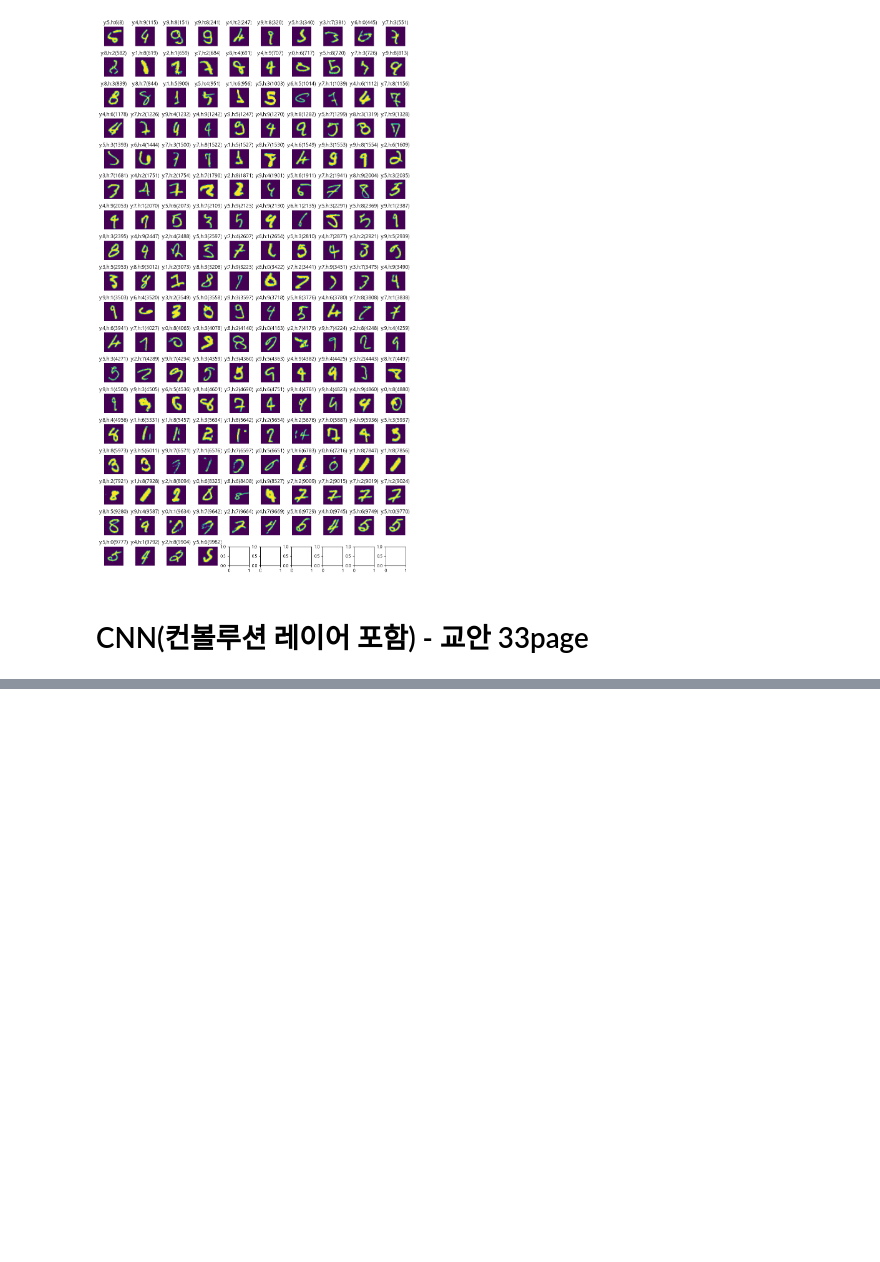
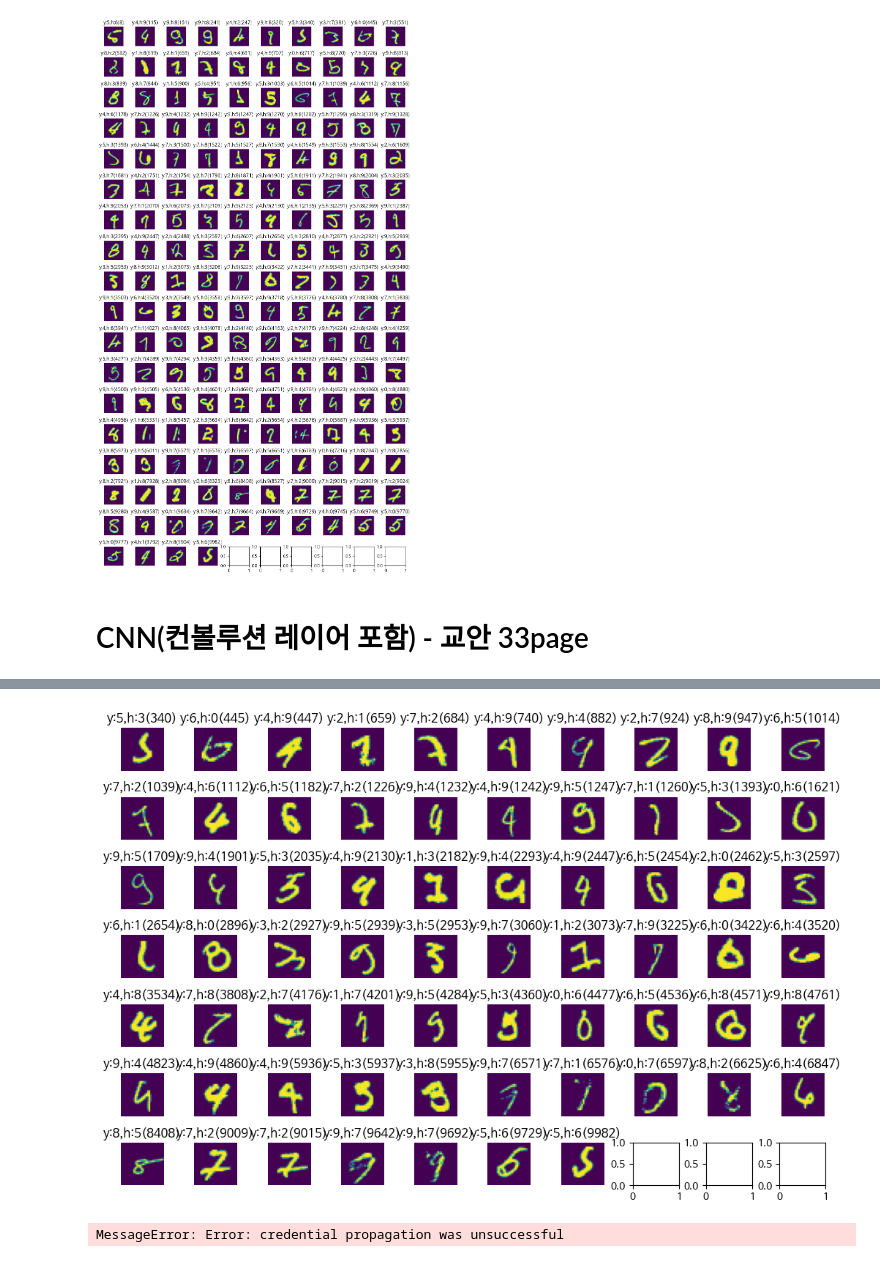
Before and after one commit to ksmindpks/ai_x, a Jupyter notebook: source/06_이미지처리/MNIST_DNN_CNN.ipynb, the cells around one changed output, grey strips where cells are left out. Cells and saved outputs as stored; diff of their text form; code cells hidden in the pictures; blank space fills up the shorter version.

```diff
--- a/source/06_이미지처리/MNIST_DNN_CNN.ipynb
+++ b/source/06_이미지처리/MNIST_DNN_CNN.ipynb
@@ -235,0 +360,15 @@ Wall time: 474 ms
+# %%
+# 혼동행렬
+print('실제값 : ', y_test)
+print('실제값 : ', np.argmax(Y_test, axis=1))
+y_hat = model.predict(X_test).argmax(axis=1)
+print('예측값 :', y_hat)
+cmatrix = confusion_matrix(y_test, y_hat)
+print(cmatrix)
+
+# 실제값과 예측값이 다른 갯수(방법1)
+cnt = 0
+for y, h in zip(y_test, y_hat):
+    if y!=h:
+        cnt +=1
+print('예측이 틀린 갯수 :', cnt)
@@ -235,0 +391,32 @@ Wall time: 474 ms
+# %%
+# CNN을 사용하여 예측이 틀린 데이터 출력(y_hat과 y_test가 다른 것들 174개)
+plt_row = 7
+plt_col = 10
+plt.rcParams['figure.figsize'] = [plt_col, plt_row]
+# plt.rc('font', family='Malgun Gothic') # window에서 한글 시각화
+plt.rc('font', family='NanumBarunGothic') # 코랩에서 한글 시각화
+fig, axes = plt.subplots(plt_row, plt_col)
+plt.subplots_adjust(hspace=0.5, wspace=0.5)
+
+i = 0 # y_hat과 y_test의 index => y_hat[i], y_test[i]를 비교
+cnt = 0 # 이미지 출력 횟수
+while (i<len(y_test)) & (cnt < plt_row*plt_col):
+    if y_hat[i] == y_test[i]:
+        i += 1
+        continue
+
+    subax = axes[cnt//plt_col, cnt%plt_col] # // 몫연산자, % 나머지연산자
+    subax.imshow(X_test[i].reshape(width, height))
+    subax.axis('off')
+    title = 'y:{},h:{}({})'.format(y_test[i], y_hat[i], i)
+    subax.set_title(title)
+    cnt += 1 # 이미지 출력번호 증가
+    i += 1 # index 증가
+plt.tight_layout()
+# %% [output]
+[figure, added]
+# %%
+from google.colab import drive
+drive.mount('/content/drive')
+# %% [output]
+MessageError: Error: credential propagation was unsuccessful
```
Also changed, not shown: parts of 11 cells of this notebook, 11 other files.
